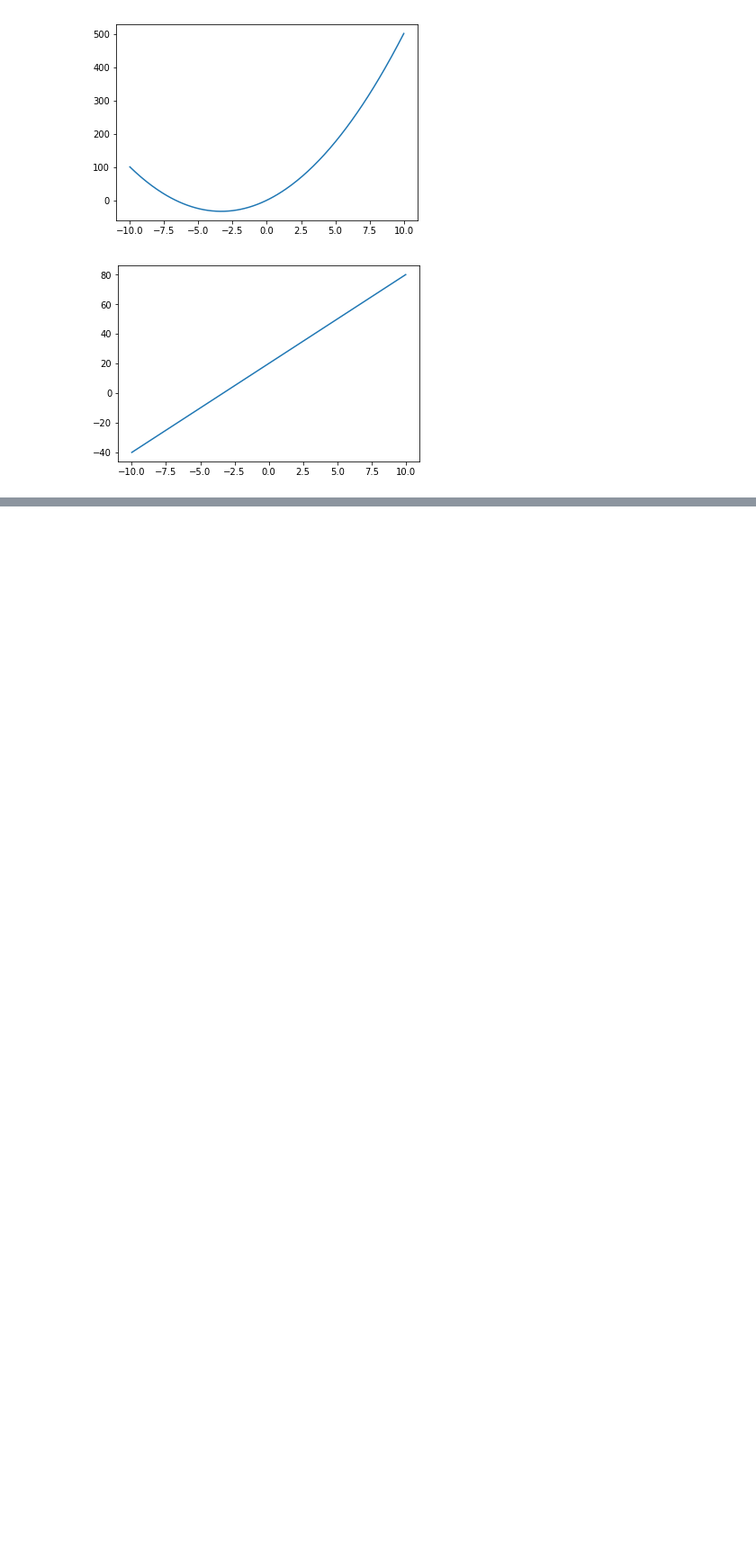
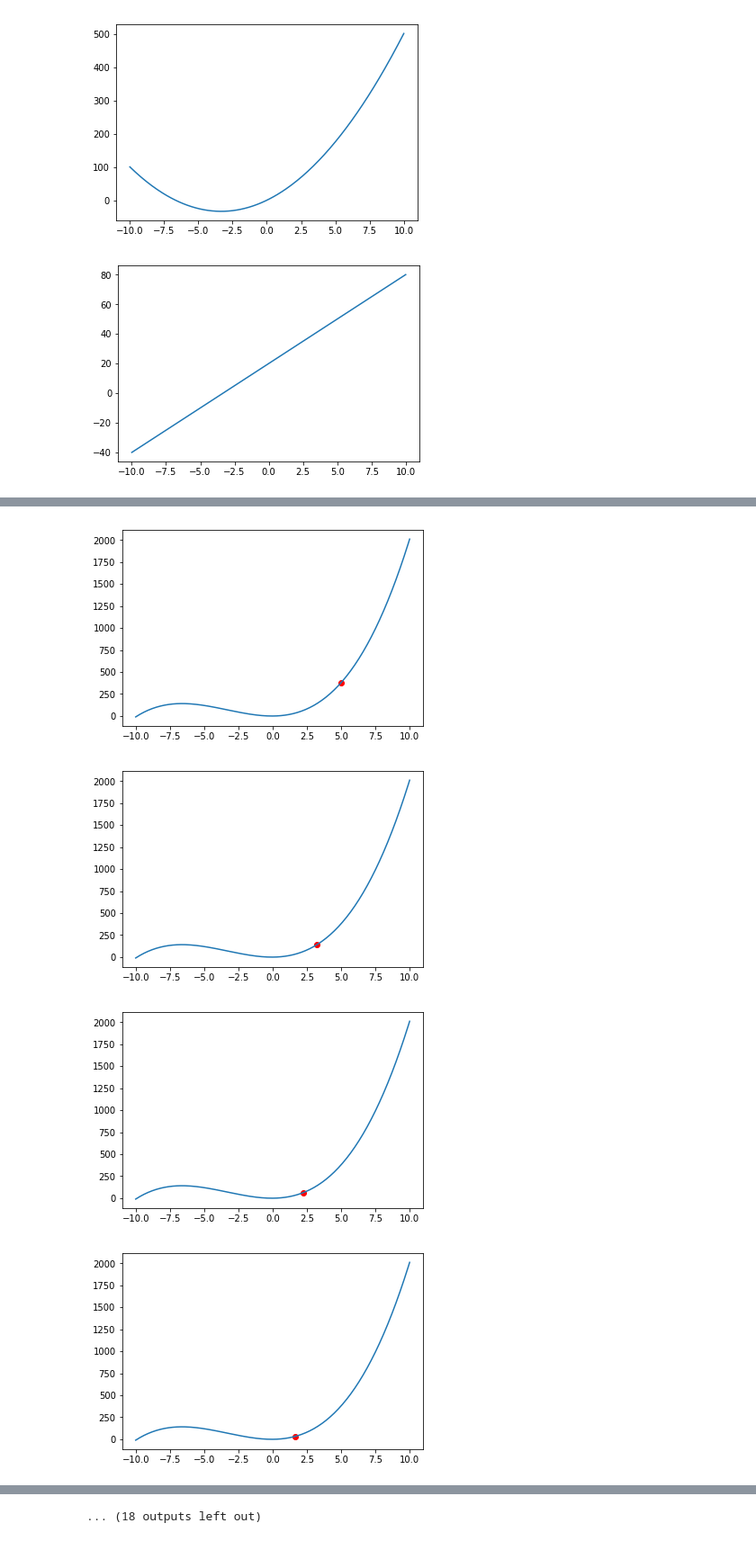
Before and after one commit to matrix-yang/machine_learn_record, a Jupyter notebook: optimization_method/fluxions .ipynb, the cells around one changed output, grey strips where cells are left out. Shown at 90% size. Cells and saved outputs as stored; diff of their text form; code cells hidden in the pictures; blank space fills up the shorter version.

```diff
--- a/optimization_method/fluxions .ipynb
+++ b/optimization_method/fluxions .ipynb
@@ -52,0 +53,14 @@ while(True):
+# %%
+#梯度下降对比
+s=10
+while(True):
+    s=s-0.01*f1(s)
+    plt.plot(xs,np.array([f(x) for x in xs]))
+    plt.scatter(s,f(s),c='red')
+    plt.show()
+    if (abs(f1(s))<0.1):break;
+# %% [output]
+[figure, added]
+[figure, added]
+[figure, added]
+[figure, added]
@@ -52,0 +75 @@ while(True):
+... (18 outputs left out)
```
Also changed, not shown: parts of 2 cells of this notebook.
